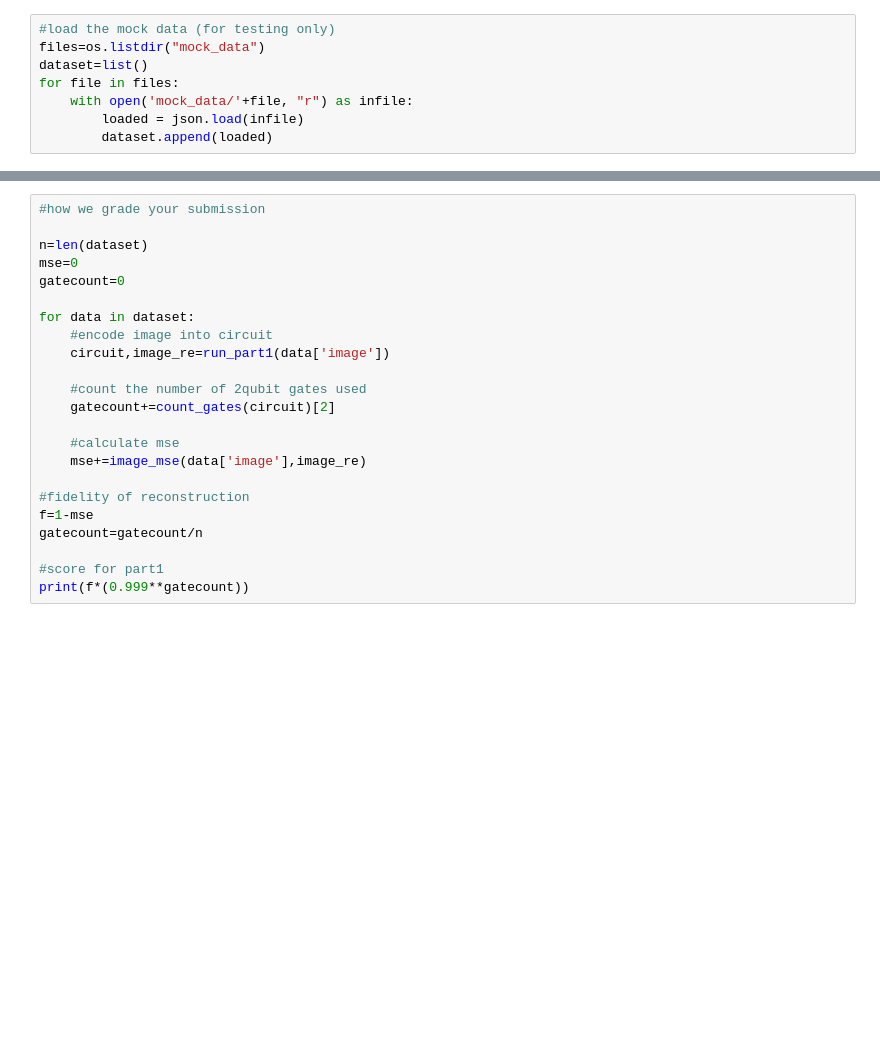
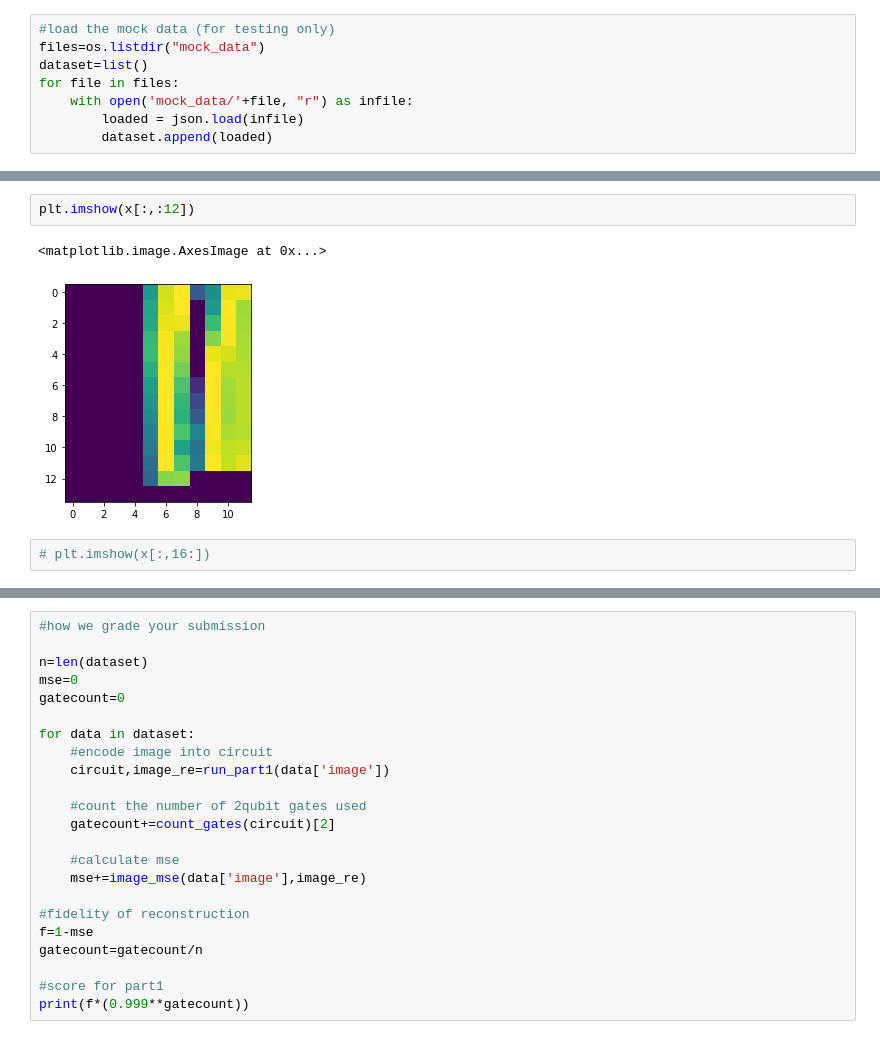
Before and after one commit to iQuHACK/2023_IonQ_Remote, a Jupyter notebook: part1_example_qiskit.ipynb, the cells around one changed output, grey strips where cells are left out. Cells and saved outputs as stored; diff of their text form; blank space fills up the shorter version.

```diff
--- a/part1_example_qiskit.ipynb
+++ b/part1_example_qiskit.ipynb
@@ -81,0 +123,7 @@ plt.imshow(images[1100])
+# %%
+plt.imshow(x[:,:12])
+# %% [output]
+<matplotlib.image.AxesImage at 0x...>
+[figure, added]
+# %%
+# plt.imshow(x[:,16:])
```
Also changed, not shown: parts of 24 cells of this notebook, 4 other files.
